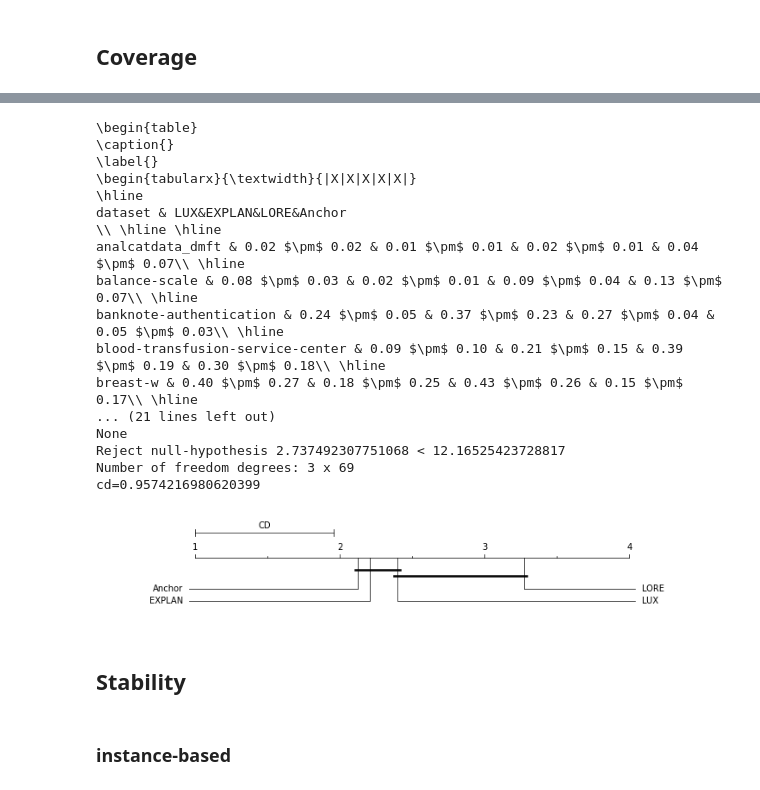
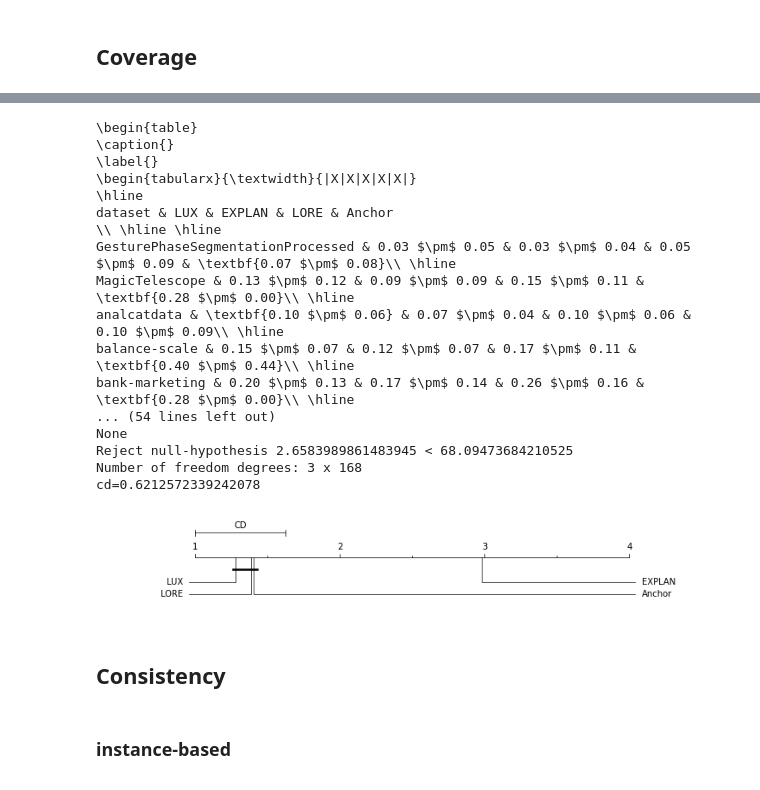
Before and after one commit to sbobek/lux, a Jupyter notebook: lux_paper_figures.ipynb, the cells around one changed output, grey strips where cells are left out. Cells and saved outputs as stored; diff of their text form; code cells hidden in the pictures.

Commit message:
Added benchmark on various datasets and models

```diff
--- a/lux_paper_figures.ipynb
+++ b/lux_paper_figures.ipynb
@@ -1544,0 +240,10 @@ dtype: float64
+# %%
+from matplotlib import pyplot as plt
+import seaborn as sns
+from scipy.stats import f
+
+file_paths = [f'./results/{d}/synthx100_local_fid_nn.csv' for d in dirs]
+
+aggregated, aggregated_std,raw = plot_stats_comparison(file_paths,columns=['f1_shap', 'f1_EXPLAN', 'f1_LORE', 'f1_anchor'])
+aggfid=aggregated
+raw.groupby('dataset').count()
@@ -1545,5 +270,5 @@ dtype: float64
 # %%
-print(to_latex(aggregated, aggregated_std, index_name='dataset'))
+print(to_latex(aggregated.astype('f8'), aggregated_std.astype('f8'), index_name='dataset'))
 
 result = friedmanchisquare(aggregated['LUX'],aggregated['EXPLAN'],aggregated['LORE'],aggregated['Anchor'])#, aggregated['Isolation forest'], aggregated['K-D tree query'], aggregated['Random selection'])
 print(result[0])
@@ -1560,7 +285,7 @@ print(f'Number of freedom degrees: {aggregated.shape[1]-1} x {(aggregated.shape[
 nemfried = sp.posthoc_nemenyi_friedman(aggregated)
 nemfried
 
-avranks=rankdata(aggregated, axis=1)
+avranks=np.nan_to_num(rankdata(aggregated, axis=1,nan_policy='omit'),1)#aggregated.shape[1])#rankdata(aggregated, axis=1)
 avranks = np.mean(avranks, axis=0)
 avranks
 
@@ -1570,6 +295,9 @@ explan.append(avranks[1])
 lore.append(avranks[2])
 anchor.append(avranks[3])
 
+
+avranks = abs(avranks -max(avranks))+min(avranks)
+
 cd = Orange.evaluation.compute_CD(avranks, aggregated.shape[0],alpha="0.05", test="nemenyi")
 print(f'cd={cd}')
 Orange.evaluation.graph_ranks(avranks, names=list(aggregated.columns), cd=cd, width=10, textspace=1.5
@@ -1660,5 +424,5 @@ nemfried
 # %%
-avranks=rankdata(aggregated, axis=1)
+avranks=np.nan_to_num(rankdata(aggregated, axis=1,nan_policy='omit'),aggregated.shape[1])#rankdata(aggregated, axis=1)#rankdata(aggregated, axis=1)
 avranks = np.mean(avranks, axis=0)
 avranks
 
@@ -1693,8 +484,8 @@ aggregated_std.columns=['LUX','EXPLAN','LORE']
 print(to_latex(aggregated, aggregated_std, index_name='dataset'))
 
 result = friedmanchisquare(aggregated['LUX'],aggregated['EXPLAN'],aggregated['LORE'])#, aggregated['Isolation forest'], aggregated['K-D tree query'], aggregated['Random selection'])
-result[0]
-result[1]
+print(result[0])
+print(result[1])
 
 ppf=f.ppf(q=1-.05, dfn=aggregated.shape[1]-1, dfd=(aggregated.shape[0]-1)*(aggregated.shape[1]-1))
 if ppf < result[0]:
@@ -1707,7 +498,7 @@ print(f'Number of freedom degrees: {aggregated.shape[1]-1} x {(aggregated.shape[
 nemfried = sp.posthoc_nemenyi_friedman(aggregated)
 nemfried
 
-avranks=rankdata(aggregated, axis=1)
+avranks=np.nan_to_num(rankdata(aggregated, axis=1,nan_policy='omit'),1)#rankdata(aggregated, axis=1)rankdata(aggregated, axis=1)
 avranks = np.mean(avranks, axis=0)
 avranks
 
@@ -1717,6 +508,7 @@ explan.append(avranks[1])
 lore.append(avranks[2])
 anchor.append(0)
 
+avranks = abs(avranks -max(avranks))+min(avranks)
 cd = Orange.evaluation.compute_CD(avranks, aggregated.shape[0],alpha="0.05", test="nemenyi")
 print(f'cd={cd}')
 Orange.evaluation.graph_ranks(avranks, names=list(aggregated.columns), cd=cd, width=10, textspace=1.5
@@ -1759,53 +572,54 @@ print(to_latex(aggregated, aggregated_std, index_name='dataset'))
 result = friedmanchisquare(aggregated['LUX'],aggregated['EXPLAN'],aggregated['LORE'],aggregated['Anchor'])#, aggregated['Isolation forest'], aggregated['K-D tree query'], aggregated['Random selection'])
 result[0]
 result[1]
 
 ppf=f.ppf(q=1-.05, dfn=aggregated.shape[1]-1, dfd=(aggregated.shape[0]-1)*(aggregated.shape[1]-1))
 if ppf < result[0]:
     print(f'Reject null-hypothesis {ppf} < {result[0]}')
 else:
     print('Not reject null-hypothessis')
 print(f'Number of freedom degrees: {aggregated.shape[1]-1} x {(aggregated.shape[0]-1)*(aggregated.shape[1]-1)}')
 
 
 nemfried = sp.posthoc_nemenyi_friedman(aggregated)
 nemfried
 
-avranks=rankdata(aggregated, axis=1)
+avranks=np.nan_to_num(rankdata(aggregated, axis=1,nan_policy='omit'),1)#rankdata(aggregated, axis=1)rankdata(aggregated, axis=1)
 avranks = np.mean(avranks, axis=0)
 avranks
 
-subjects.append('Coverage')
-lux.append(avranks[0])
-explan.append(avranks[1])
-lore.append(avranks[2])
-anchor.append(avranks[3])
-
+if x:
+    subjects.append('Coverage')
+    lux.append(avranks[0])
+    explan.append(avranks[1])
+    lore.append(avranks[2])
+    anchor.append(avranks[3])
+avranks = abs(avranks -max(avranks))+min(avranks)
 cd = Orange.evaluation.compute_CD(avranks, aggregated.shape[0],alpha="0.05", test="nemenyi")
 print(f'cd={cd}')
 Orange.evaluation.graph_ranks(avranks, names=list(aggregated.columns), cd=cd, width=10, textspace=1.5
                               ,filename='./imgs/nemenyi_coverage.pdf')
 # %% [output]
 \begin{table}
 \caption{}
 \label{}
 \begin{tabularx}{\textwidth}{|X|X|X|X|X|}
 \hline
-dataset & LUX&EXPLAN&LORE&Anchor
+dataset & LUX & EXPLAN & LORE & Anchor
 \\ \hline \hline
-analcatdata_dmft & 0.02 $\pm$ 0.02 & 0.01 $\pm$ 0.01 & 0.02 $\pm$ 0.01 & 0.04 $\pm$ 0.07\\ \hline
-balance-scale & 0.08 $\pm$ 0.03 & 0.02 $\pm$ 0.01 & 0.09 $\pm$ 0.04 & 0.13 $\pm$ 0.07\\ \hline
-banknote-authentication & 0.24 $\pm$ 0.05 & 0.37 $\pm$ 0.23 & 0.27 $\pm$ 0.04 & 0.05 $\pm$ 0.03\\ \hline
-blood-transfusion-service-center & 0.09 $\pm$ 0.10 & 0.21 $\pm$ 0.15 & 0.39 $\pm$ 0.19 & 0.30 $\pm$ 0.18\\ \hline
-breast-w & 0.40 $\pm$ 0.27 & 0.18 $\pm$ 0.25 & 0.43 $\pm$ 0.26 & 0.15 $\pm$ 0.17\\ \hline
-... (21 lines left out)
+GesturePhaseSegmentationProcessed & 0.03 $\pm$ 0.05 & 0.03 $\pm$ 0.04 & 0.05 $\pm$ 0.09 & \textbf{0.07 $\pm$ 0.08}\\ \hline
+MagicTelescope & 0.13 $\pm$ 0.12 & 0.09 $\pm$ 0.09 & 0.15 $\pm$ 0.11 & \textbf{0.28 $\pm$ 0.00}\\ \hline
+analcatdata & \textbf{0.10 $\pm$ 0.06} & 0.07 $\pm$ 0.04 & 0.10 $\pm$ 0.06 & 0.10 $\pm$ 0.09\\ \hline
+balance-scale & 0.15 $\pm$ 0.07 & 0.12 $\pm$ 0.07 & 0.17 $\pm$ 0.11 & \textbf{0.40 $\pm$ 0.44}\\ \hline
+bank-marketing & 0.20 $\pm$ 0.13 & 0.17 $\pm$ 0.14 & 0.26 $\pm$ 0.16 & \textbf{0.28 $\pm$ 0.00}\\ \hline
+... (54 lines left out)
 None
-Reject null-hypothesis 2.737492307751068 < 12.16525423728817
-Number of freedom degrees: 3 x 69
-cd=0.9574216980620399
+Reject null-hypothesis 2.6583989861483945 < 68.09473684210525
+Number of freedom degrees: 3 x 168
+cd=0.6212572339242078
-[figure, old version]
+[figure, new version]
 # %% [markdown]
-## Stability
+## Consistency
 # %% [markdown]
 ### instance-based
 # %%
```
Also changed, not shown: parts of 157 cells of this notebook, 7 other files.
